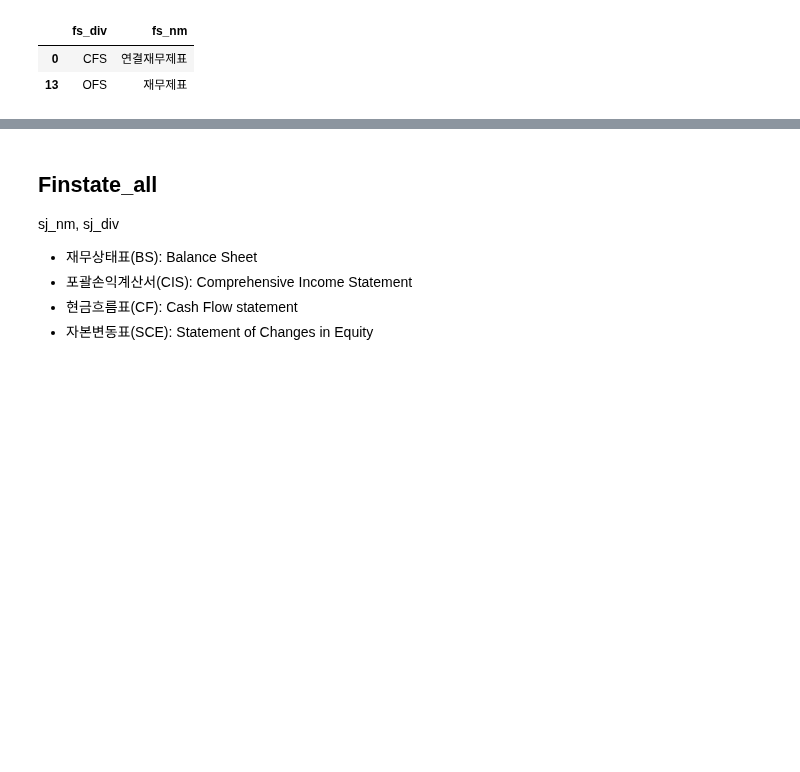
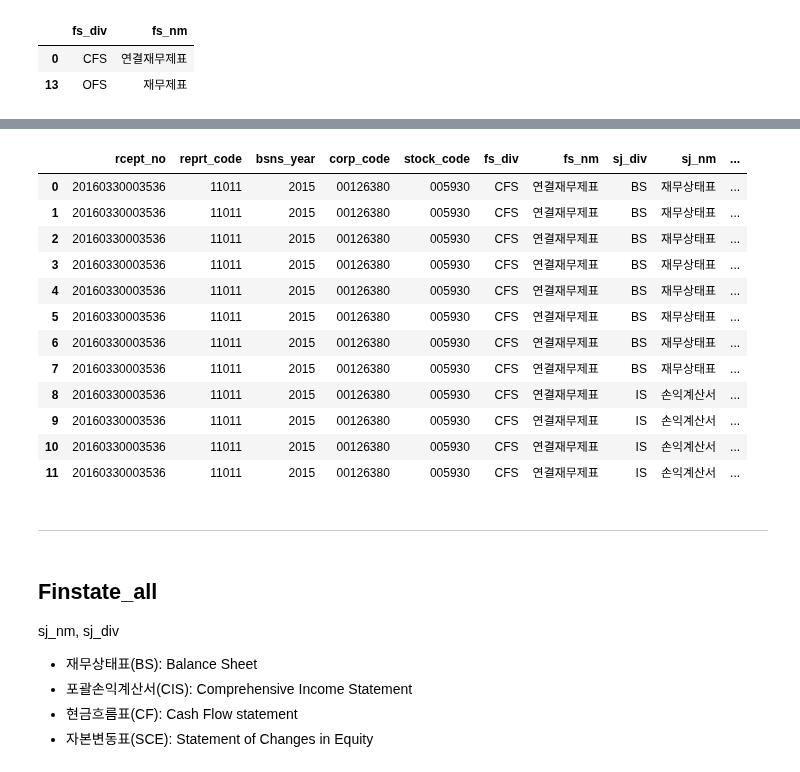
Before and after one commit to simonjisu/Text2SQL, a Jupyter notebook: Notebooks/SQLDatabase.ipynb, the cells around one changed output, grey strips where cells are left out. Cells and saved outputs as stored; diff of their text form; code cells hidden in the pictures; blank space fills up the shorter version.

```diff
--- a/Notebooks/SQLDatabase.ipynb
+++ b/Notebooks/SQLDatabase.ipynb
@@ -278,0 +292,5 @@ dart.xbrl_taxonomy('BS1')
+# %%
+for x, v in list(is1_dict.items()):
+    if "당기순이익" in x:
+        print(x, v)
+        break
@@ -278,0 +332,31 @@ dart.xbrl_taxonomy('BS1')
+# %%
+def preprocess_finstate(df):
+    account_dict = {
+        "유동자산" : "CurrentAssets",
+        "비유동자산" : "NoncurrentAssets",
+        "자산총계" : "Assets",
+        "유동부채" : "CurrentLiabilities",
+        "비유동부채" : "NoncurrentLiabilities",
+        "부채총계" : "Liabilities",
+        "자본금" : "IssuedCapital",
+        "이익잉여금" : "RetainedEarnings",
+        "자본총계" : "Equity",
+        "매출액" : "Revenue",
+        "영업이익" : "OperatingIncomeLoss",
+        "법인세차감전 순이익" : "ProfitLossBeforeTax",
+        "당기순이익" : "ProfitLoss"
+    }
+    for col in ["thstrm_amount", "frmtrm_amount", "bfefrmtrm_amount"]:
+        df.loc[:, col] = df.loc[:, col].apply(lambda x: int("".join(x.split(","))))
+    df.loc[:, "account_nm"] = df.loc[:, "account_nm"].apply(account_dict.get)
+    return df
+# %%
+corp = "005930"
+bsns_years = list(range(2015, 2021))
+# %%
+# save to sql
+dfs = [preprocess_finstate(dart.finstate(corp, bsns_year, reprt_code="11011")).iloc[:12] for bsns_year in bsns_years]
+cols = ["stock_code", "rcept_no", "bsns_year"]
+rcept_nos = pd.DataFrame([df.loc[0, cols] for df in dfs], columns=cols).reset_index(drop=True)
+rcept_nos["table_name"] = rcept_nos["stock_code"] + rcept_nos["rcept_no"]
+rcept_nos
@@ -278,0 +373,16 @@ dart.xbrl_taxonomy('BS1')
+# %%
+dfs[0]["sj_div"] == "BS"
+# %% [output]
+|  | rcept_no | reprt_code | bsns_year | corp_code | stock_code | fs_div | fs_nm | sj_div | sj_nm | ... |
+| 0 | 20160330003536 | 11011 | 2015 | 00126380 | 005930 | CFS | 연결재무제표 | BS | 재무상태표 | ... |
+| 1 | 20160330003536 | 11011 | 2015 | 00126380 | 005930 | CFS | 연결재무제표 | BS | 재무상태표 | ... |
+| 2 | 20160330003536 | 11011 | 2015 | 00126380 | 005930 | CFS | 연결재무제표 | BS | 재무상태표 | ... |
+| 3 | 20160330003536 | 11011 | 2015 | 00126380 | 005930 | CFS | 연결재무제표 | BS | 재무상태표 | ... |
+| 4 | 20160330003536 | 11011 | 2015 | 00126380 | 005930 | CFS | 연결재무제표 | BS | 재무상태표 | ... |
+| 5 | 20160330003536 | 11011 | 2015 | 00126380 | 005930 | CFS | 연결재무제표 | BS | 재무상태표 | ... |
+| 6 | 20160330003536 | 11011 | 2015 | 00126380 | 005930 | CFS | 연결재무제표 | BS | 재무상태표 | ... |
+| 7 | 20160330003536 | 11011 | 2015 | 00126380 | 005930 | CFS | 연결재무제표 | BS | 재무상태표 | ... |
+| 8 | 20160330003536 | 11011 | 2015 | 00126380 | 005930 | CFS | 연결재무제표 | IS | 손익계산서 | ... |
+| 9 | 20160330003536 | 11011 | 2015 | 00126380 | 005930 | CFS | 연결재무제표 | IS | 손익계산서 | ... |
+| 10 | 20160330003536 | 11011 | 2015 | 00126380 | 005930 | CFS | 연결재무제표 | IS | 손익계산서 | ... |
+| 11 | 20160330003536 | 11011 | 2015 | 00126380 | 005930 | CFS | 연결재무제표 | IS | 손익계산서 | ... |
@@ -279,3 +401,5 @@ dart.xbrl_taxonomy('BS1')
+# %% [markdown]
+---
 # %% [markdown]
 
 ## Finstate_all
```
Also changed, not shown: parts of 22 cells of this notebook.
